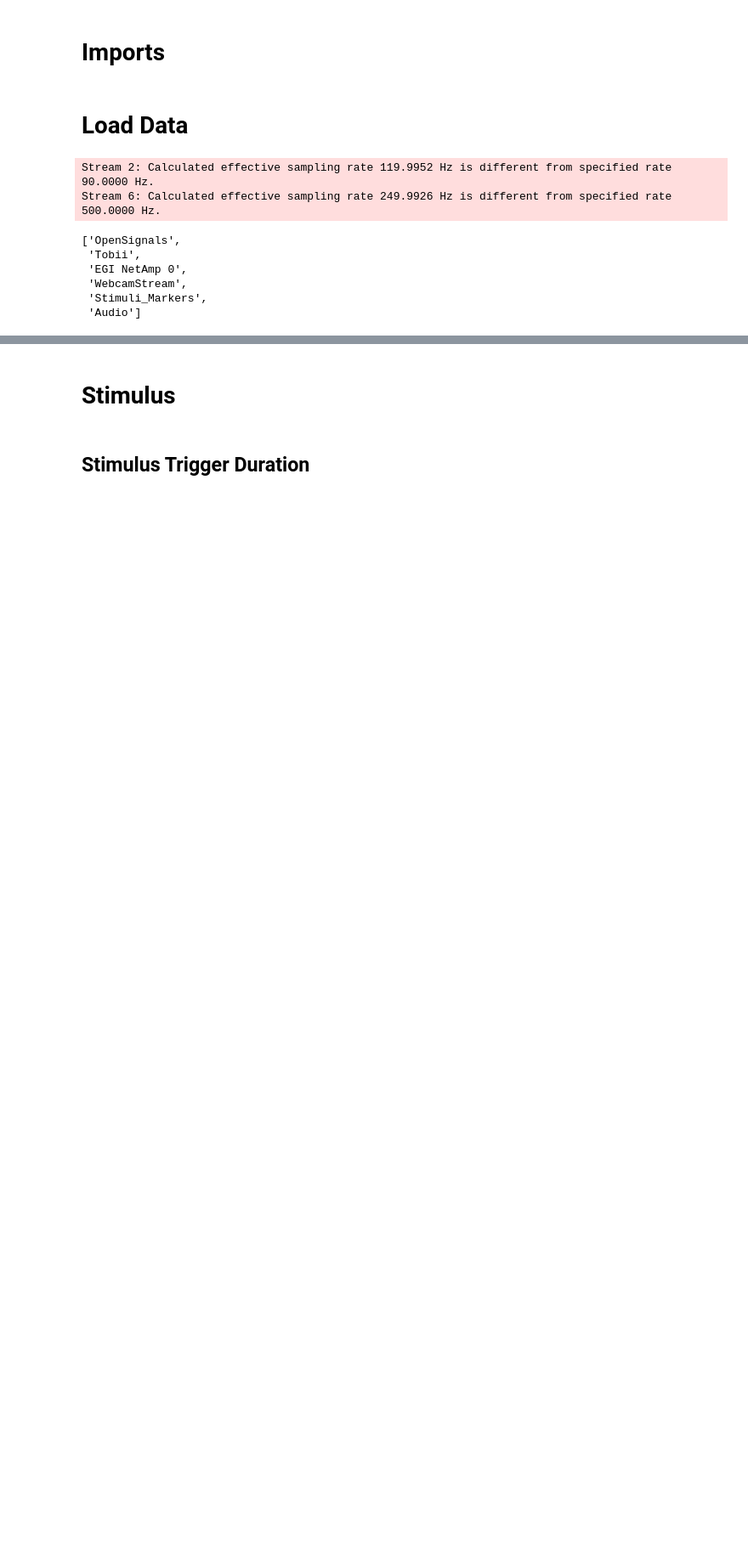
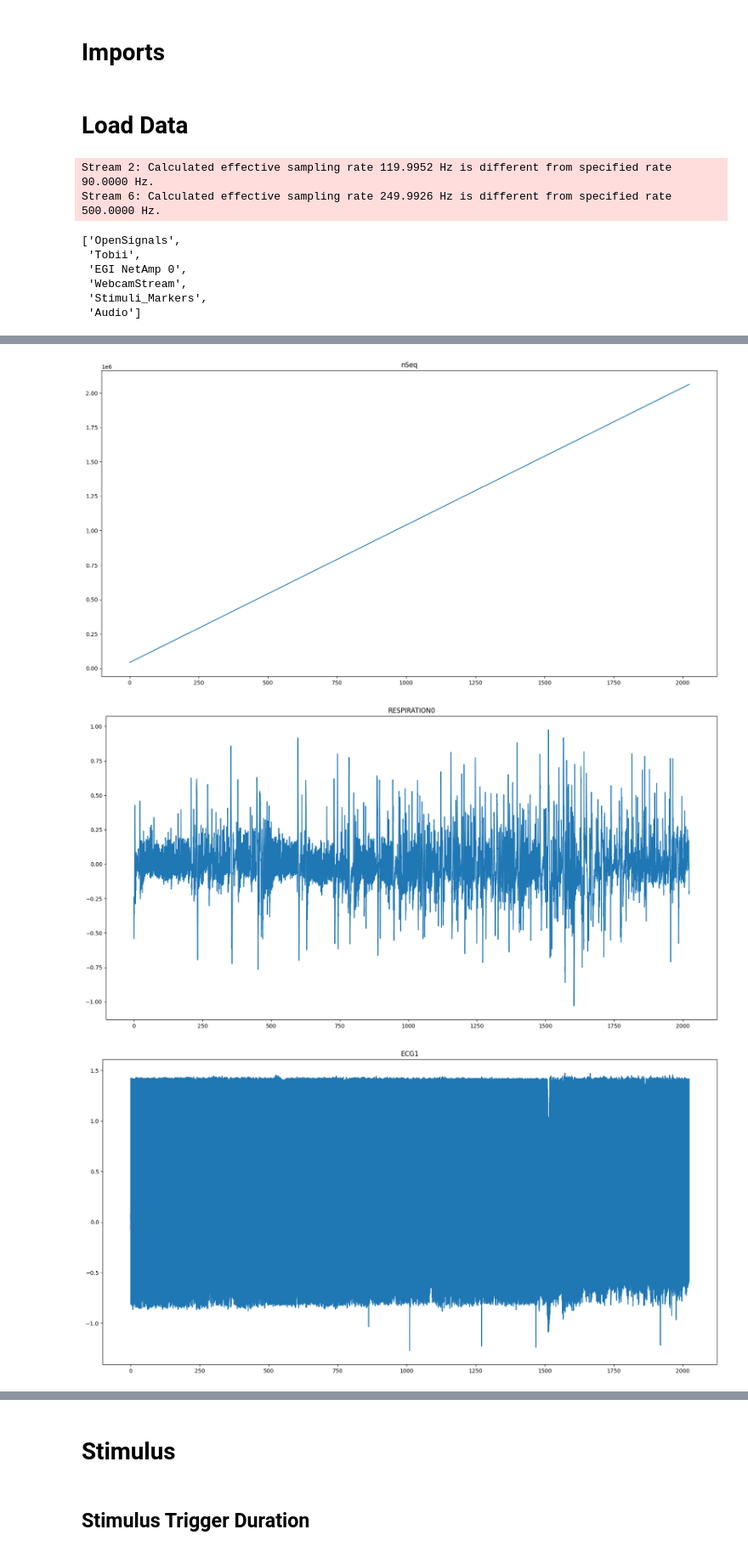
Before and after one commit to BryanGonzalez262/MOBI2024, a Jupyter notebook: CUNY_FACIAL/Code/pilot_check.ipynb, the cells around one changed output, grey strips where cells are left out. Shown at 85% size. Saved outputs shown, nothing was run; the diff lists cells and outputs as text; code cells hidden in the pictures; blank space fills up the shorter version.

Commit message:
added physio plots

```diff
--- a/CUNY_FACIAL/Code/pilot_check.ipynb
+++ b/CUNY_FACIAL/Code/pilot_check.ipynb
@@ -29,0 +32,26 @@ Stream 6: Calculated effective sampling rate 249.9926 Hz is different from speci
+# %%
+PS = data[4]
+# Get the column names
+column_labels = [PS['info']['desc'][0]['channels'][0]['channel'][i]['label'][0] for i in range(len(PS['info']['desc'][0]['channels'][0]['channel']))]
+ps_df = pd.DataFrame(data=PS['time_series'], columns=column_labels)
+ps_df['time'] = PS['time_stamps'] - PS['time_stamps'][0]
+# %%
+
+'''
+# Plot every column in one plot
+plt.figure(figsize=(20,10))
+for col in ps_df.columns:
+    plt.plot(ps_df['time'], ps_df[col])
+plt.show()
+'''
+for col in ps_df.columns:
+    plt.figure(figsize=(20,10))
+
+    #plt.plot(ps_df.loc[(ps_df['time'] > 1000) & (ps_df['time'] < 1200), col])
+    plt.plot(ps_df['time'], ps_df[col])
+    plt.title(col)
+    plt.show()
+# %% [output]
+[figure, added]
+[figure, added]
+[figure, added]
```
Also changed, not shown: parts of 3 cells of this notebook.
